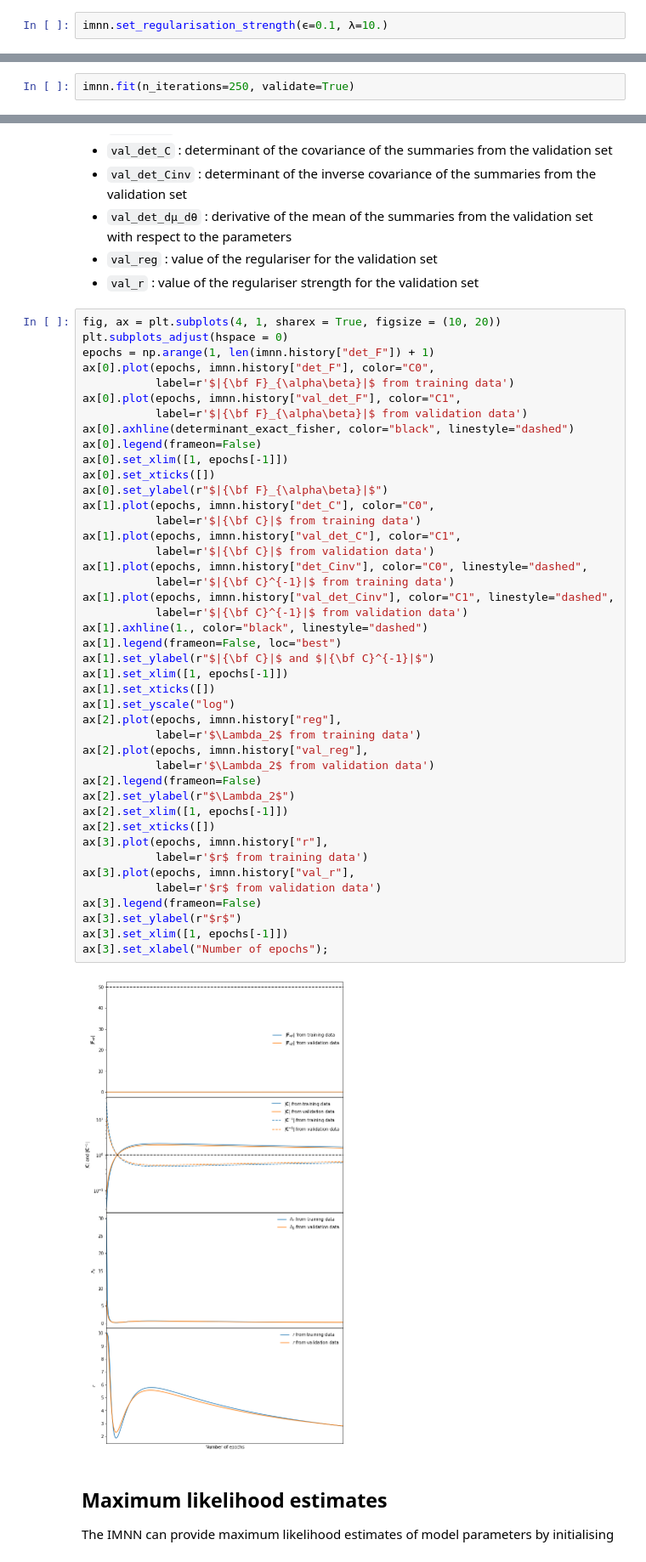
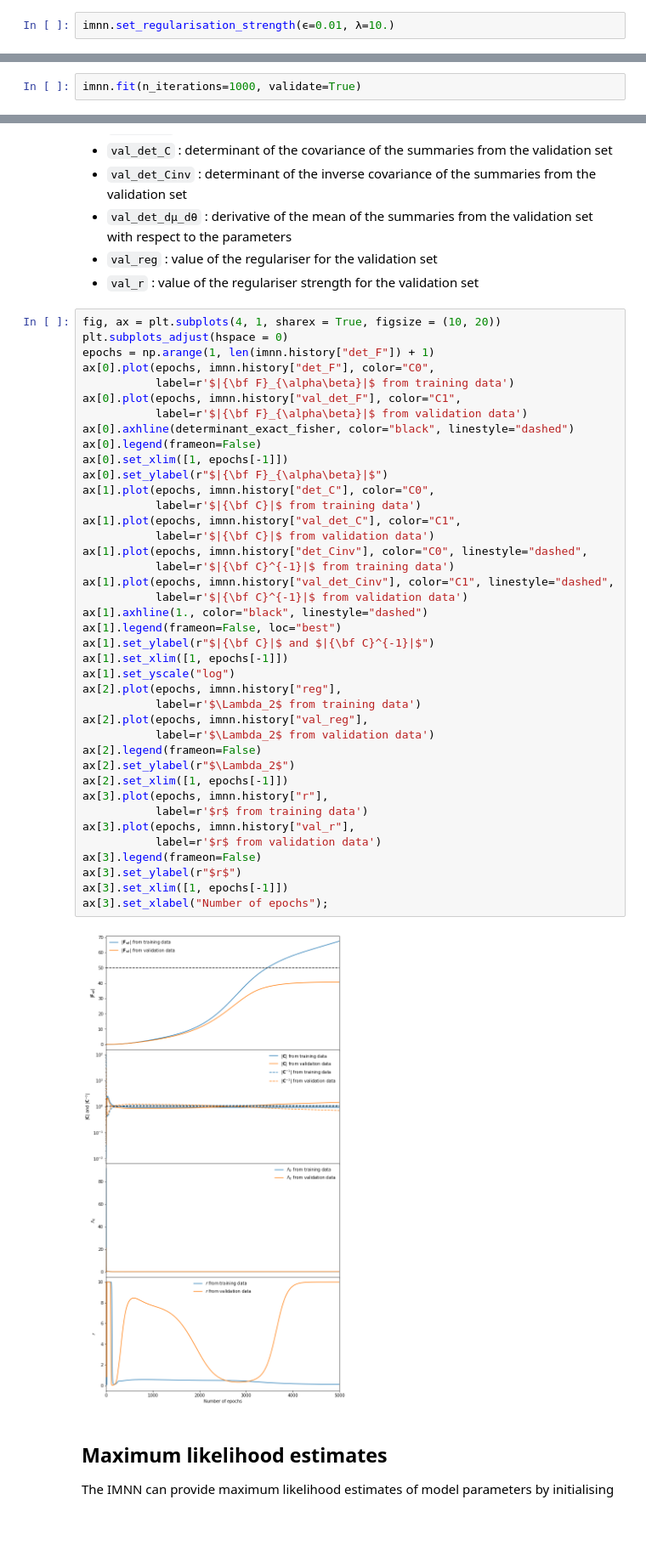
Before and after one commit to tomcharnock/IMNN, a Jupyter notebook: IMNN.ipynb, the cells around one changed output, grey strips where cells are left out. Shown at 85% size. Cells and saved outputs as stored; diff of their text form; blank space fills up the shorter version.

```diff
--- a/IMNN.ipynb
+++ b/IMNN.ipynb
@@ -330,7 +330,7 @@ Since we need to constrain the scale of the summaries (remember, every linear re
 # %%
-imnn.set_regularisation_strength(ϵ=0.1, λ=10.)
+imnn.set_regularisation_strength(ϵ=0.01, λ=10.)
 # %% [markdown]
 We can now train the network. We just need to choose a number iterations of training updates (equivalent to full passes through the dataset). To validate we just pass the `validate=True` option.
 # %%
-imnn.fit(n_iterations=250, validate=True)
+imnn.fit(n_iterations=1000, validate=True)
 # %% [output]
@@ -378,40 +372,37 @@ ax[0].plot(epochs, imnn.history["val_det_F"], color="C1",
 ax[0].axhline(determinant_exact_fisher, color="black", linestyle="dashed")
 ax[0].legend(frameon=False)
 ax[0].set_xlim([1, epochs[-1]])
-ax[0].set_xticks([])
 ax[0].set_ylabel(r"$|{\bf F}_{\alpha\beta}|$")
 ax[1].plot(epochs, imnn.history["det_C"], color="C0",
            label=r'$|{\bf C}|$ from training data')
 ax[1].plot(epochs, imnn.history["val_det_C"], color="C1",
            label=r'$|{\bf C}|$ from validation data')
 ax[1].plot(epochs, imnn.history["det_Cinv"], color="C0", linestyle="dashed",
            label=r'$|{\bf C}^{-1}|$ from training data')
 ax[1].plot(epochs, imnn.history["val_det_Cinv"], color="C1", linestyle="dashed",
            label=r'$|{\bf C}^{-1}|$ from validation data')
 ax[1].axhline(1., color="black", linestyle="dashed")
 ax[1].legend(frameon=False, loc="best")
 ax[1].set_ylabel(r"$|{\bf C}|$ and $|{\bf C}^{-1}|$")
 ax[1].set_xlim([1, epochs[-1]])
-ax[1].set_xticks([])
 ax[1].set_yscale("log")
 ax[2].plot(epochs, imnn.history["reg"],
            label=r'$\Lambda_2$ from training data')
 ax[2].plot(epochs, imnn.history["val_reg"],
            label=r'$\Lambda_2$ from validation data')
 ax[2].legend(frameon=False)
 ax[2].set_ylabel(r"$\Lambda_2$")
 ax[2].set_xlim([1, epochs[-1]])
-ax[2].set_xticks([])
 ax[3].plot(epochs, imnn.history["r"],
            label=r'$r$ from training data')
 ax[3].plot(epochs, imnn.history["val_r"],
            label=r'$r$ from validation data')
 ax[3].legend(frameon=False)
 ax[3].set_ylabel(r"$r$")
 ax[3].set_xlim([1, epochs[-1]])
 ax[3].set_xlabel("Number of epochs");
 # %% [output]
-[figure, old version]
+[figure, new version]
 # %% [markdown]
 ## Maximum likelihood estimates
 
```
Also changed, not shown: parts of 15 cells of this notebook, 21 other files.
